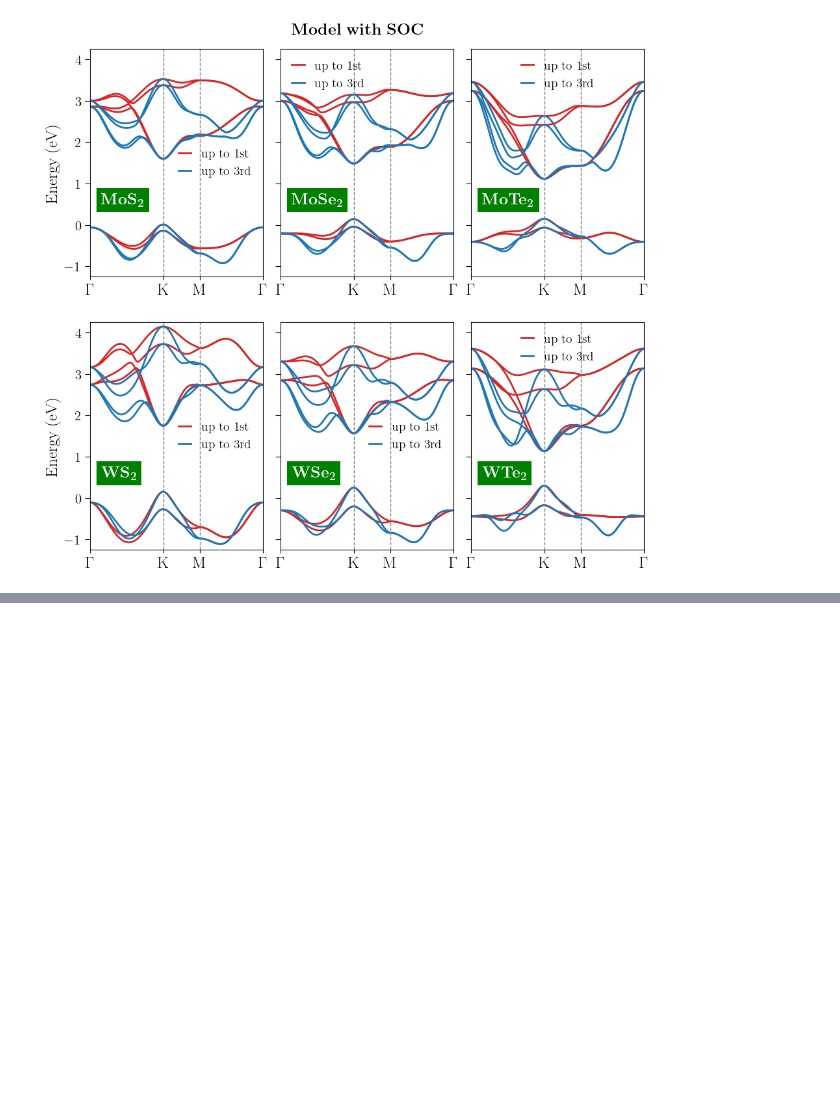
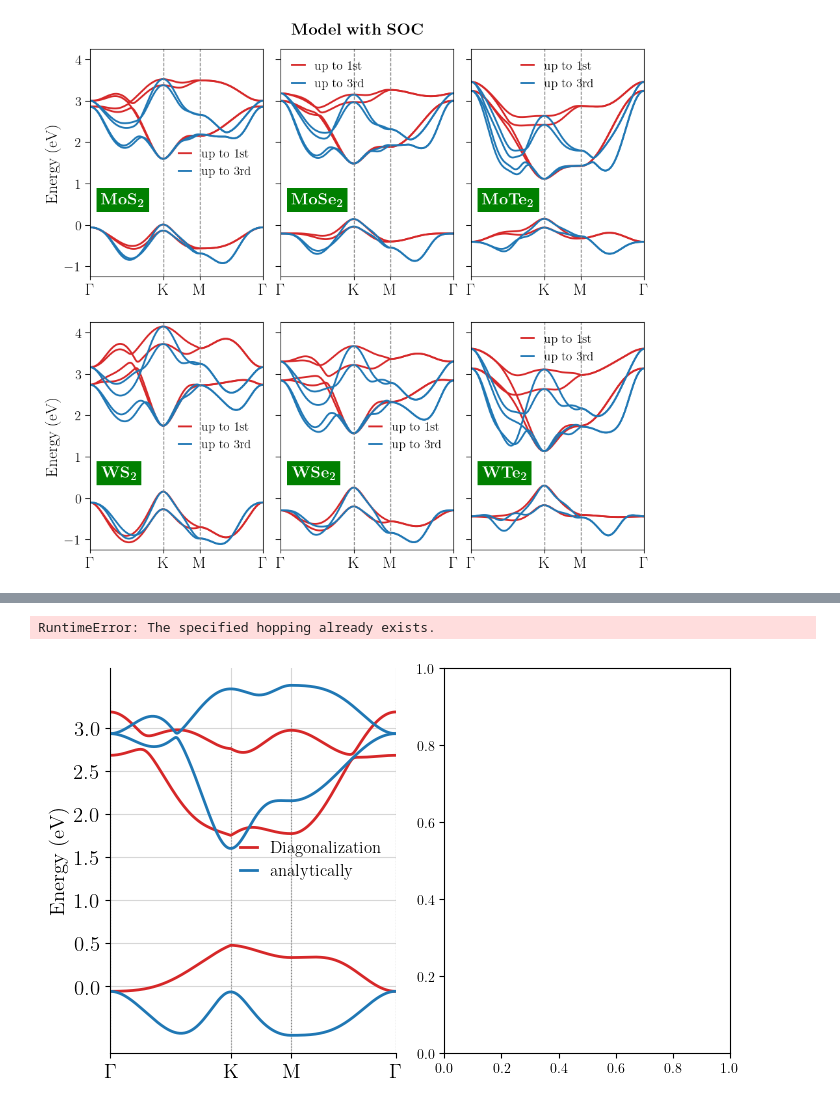
Before and after one commit to KJohnmar/INL-OBELIX-2026, a Jupyter notebook: TMDs/TMDs-monolayers.ipynb, the cells around one changed output, grey strips where cells are left out. Cells and saved outputs as stored; diff of their text form; code cells hidden in the pictures; blank space fills up the shorter version.

```diff
--- a/TMDs/TMDs-monolayers.ipynb
+++ b/TMDs/TMDs-monolayers.ipynb
@@ -1107,0 +1118,9 @@ print(os.path.abspath(tmd.__file__))
+# %%
+TMD = TMDs_monolayer_pybinding(name="MoS2", TB_model="1N", fit_parameter="GGA", soc=False)
+bulk_TMD = pb.Model(TMD, pb.translational_symmetry())
+solver_ = pb.solver.lapack(bulk_TMD)       # Uses LAPACK (robust numerical library) for diagonalization
+HS_points, _ = get_path(n_pts=100, name="MoS2", TB_model="1N", fit_parameter="GGA")
+step = 0.01                               # "step" determines the resolution along the k-path
+bands_bulk_TMD = solver_.calc_bands(HS_points[0], HS_points[1], HS_points[2], HS_points[0], step=step)
+# %% [output]
+RuntimeError: The specified hopping already exists.
@@ -1107,0 +1174,29 @@ print(os.path.abspath(tmd.__file__))
+# %%
+def main_plot_BandStructure_Diagonalization():
+    # 1. Adjust the figure size to fit both plots side-by-side
+    fig = plt.figure(figsize=(8, 5))
+
+    # 2. Create the gridspec
+    gs_main = gridspec.GridSpec(1, 2, figure=fig, wspace=0.17)
+
+    # 3. Create the subplots
+    ax1 = fig.add_subplot(gs_main[0, 0])
+    ax2 = fig.add_subplot(gs_main[0, 1])
+
+    # 4. Call your functions (ensure BrillouinZone ends with ':' as corrected)
+    plot_BandStructure_bands_Diagonalization(ax1)
+
+
+    # 6. Finalization
+    # tight_layout usually works better than subplots_adjust to prevent label clipping
+    plt.tight_layout()
+    #plt.subplots_adjust(left=0.05, right=0.95, bottom=0.05, top=0.95,
+    #                      hspace=0.4, wspace=0.4)
+
+    plt.show()
+    plt.close()
+
+if __name__ == "__main__":
+    main_plot_BandStructure_Diagonalization()
+# %% [output]
+[figure, added]
```
Also changed, not shown: parts of 4 cells of this notebook.
